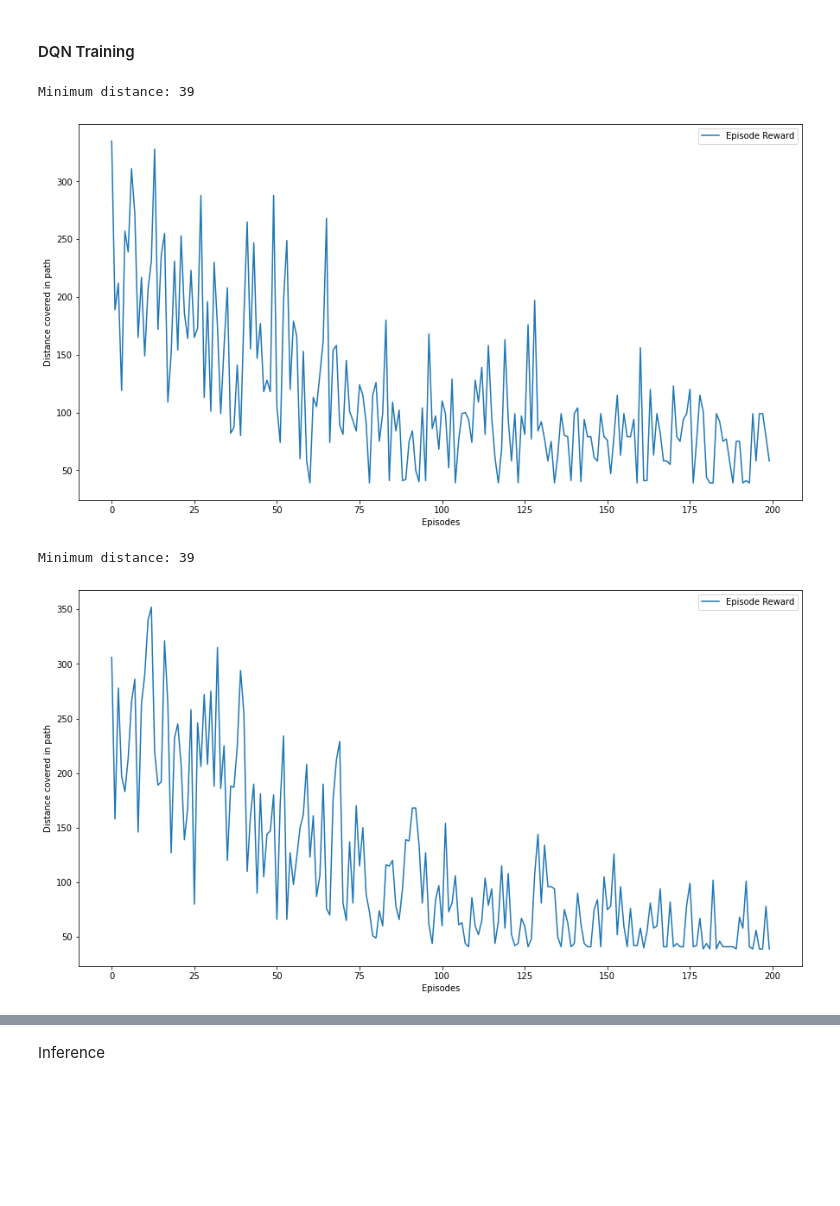
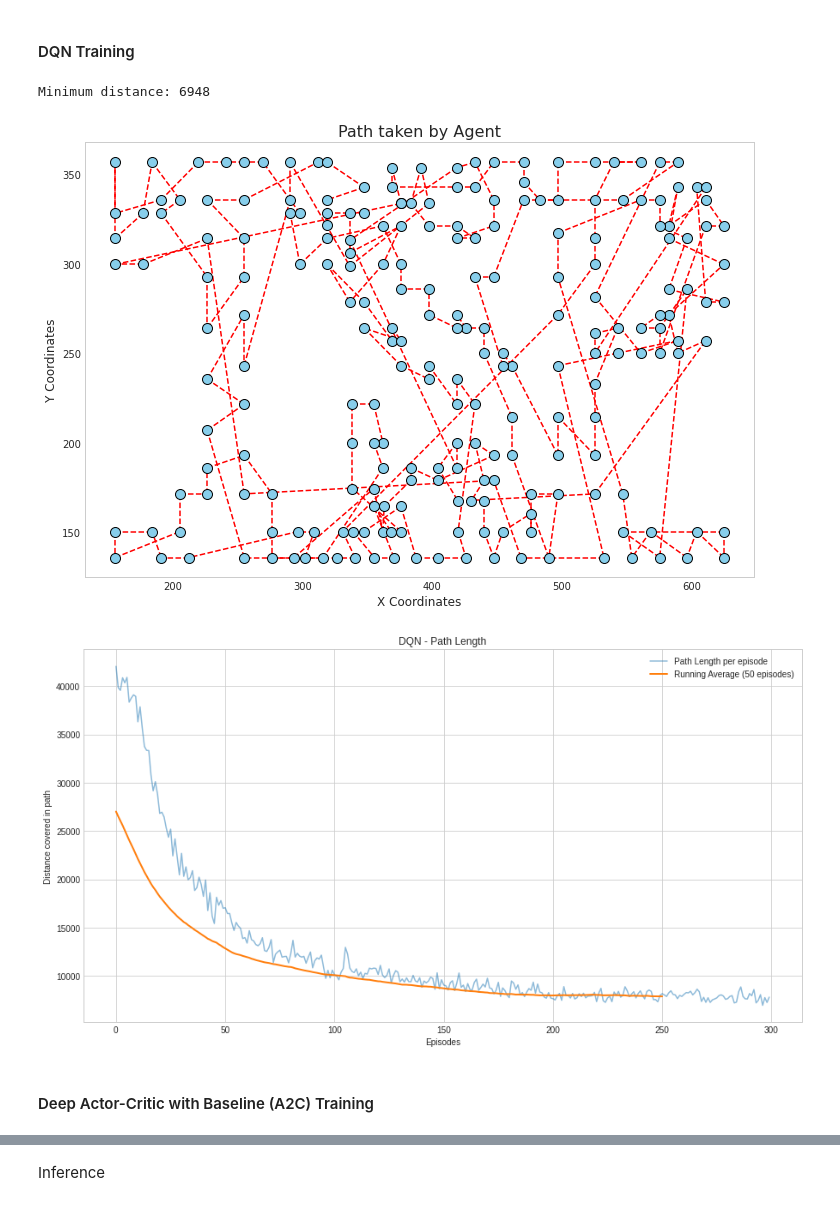
Before and after one commit to Shridhar2602/TSP-RL, a Jupyter notebook: TSP.ipynb, the cells around one changed output, grey strips where cells are left out. Saved outputs shown, nothing was run; the diff lists cells and outputs as text; code cells hidden in the pictures; blank space fills up the shorter version.

```diff
--- a/TSP.ipynb
+++ b/TSP.ipynb
@@ -217,0 +289,7 @@ def train_Sarsa(env, agent, n_episodes):
+# %%
+from algorithms.Sarsa import SarsaAgent
+
+env = TSPEnv(problem);
+
+agent = SarsaAgent(env.n_states, env.n_actions, epsilon = 1.0, epsilon_min = 0.001, epsilon_decay = 0.99999, gamma = 0.01, lr = 0.001);
+train_Sarsa(env, agent, n_episodes = 10000)
@@ -244,45 +326,25 @@ def train_DQN(env, agent, n_episodes):
 			running_avg = np.mean(rewards[episode - running_avg_window + 1 : episode + 1])
 			running_avg_rewards.append(running_avg)
 
+		# print(dist_covered)
+
 	print("Minimum distance:", min(rewards))
 
-	plt.figure(figsize=(15, 8))
-	plt.plot(rewards, label="Episode Reward")
-	# plt.plot(running_avg_rewards, label=f"Running Average ({running_avg_window} episodes)")
-	plt.xlabel("Episodes")
-	plt.ylabel("Distance covered in path")
-	plt.legend()
-	plt.show()
+	env.draw_path(env.visited_states)
+	# env.draw_paths(env.visited_paths, output_path="paths_animation.gif")
+
+	plot_results(rewards, running_avg_rewards, running_avg_window, "DQN - Path Length")
 # %%
-from algorithms.QLearning import QAgent
-from algorithms.Sarsa import SarsaAgent
 from algorithms.DQN import DQNAgent
 from algorithms.DDQN import DDQNAgent
 
-benv = TSPEnv(problem);
+env = TSPEnv(problem);
 
-# agent = QAgent(env.n_states, env.n_actions, epsilon = 1.0, epsilon_min = 0.01, epsilon_decay = 0.999, gamma = 0.01, lr = 0.0001);
-# train_Q(env, agent, n_episodes = 1000)
-
-# agent = SarsaAgent(env.n_states, env.n_actions, epsilon = 1.0, epsilon_min = 0.0001, epsilon_decay = 0.999, gamma = 0.01, lr = 0.001);
-# train_Sarsa(env, agent, n_episodes = 100)
-
-agent = DQNAgent(env.n_states, env.n_actions, epsilon = 1.0, epsilon_min = 0.01, epsilon_decay = 0.999, gamma = 0.8, lr = 0.001, memory_size=512, batch_size=64);
-train_DQN(env, agent, n_episodes = 200)
+agent = DDQNAgent(env.n_states, env.n_actions, epsilon = 1.0, epsilon_min = 0.01, epsilon_decay = 0.999, gamma = 0.4, lr = 0.01, memory_size=512, batch_size=128);
+train_DQN(env, agent, n_episodes = 300)
 # %% [output]
-Minimum distance: 39
+Minimum distance: 6948
-[figure, old version]
+[figure, new version]
+[figure, added]
-# %%
-env = TSPEnv(problem);
-
-# agent = QAgent(env.n_states, env.n_actions, epsilon = 1.0, epsilon_min = 0.01, epsilon_decay = 0.999, gamma = 0.01, lr = 0.0001);
-# train_Q(env, agent, n_episodes = 1000)
-
-# agent = SarsaAgent(env.n_states, env.n_actions, epsilon = 1.0, epsilon_min = 0.0001, epsilon_decay = 0.999, gamma = 0.01, lr = 0.001);
-# train_Sarsa(env, agent, n_episodes = 100)
-
-agent = DDQNAgent(env.n_states, env.n_actions, epsilon = 1.0, epsilon_min = 0.01, epsilon_decay = 0.999, gamma = 0.8, lr = 0.001, memory_size=512, batch_size=64);
-train_DQN(env, agent, n_episodes = 200)
-# %% [output]
-Minimum distance: 39
-[figure, removed]
+# %% [markdown]
+#### Deep Actor-Critic with Baseline (A2C) Training
```
Also changed, not shown: parts of 11 cells of this notebook, 51 other files.
